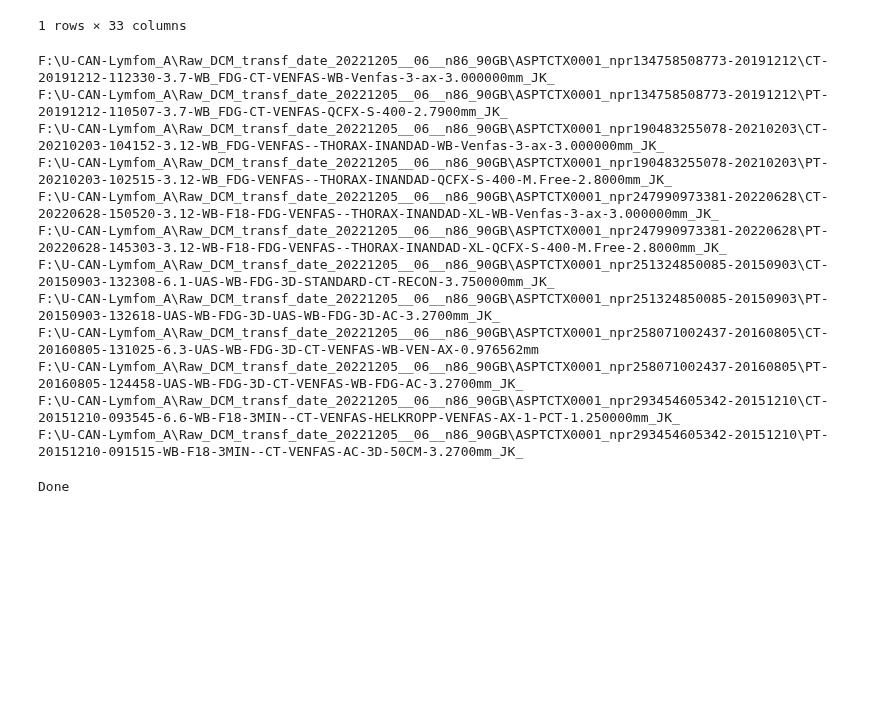
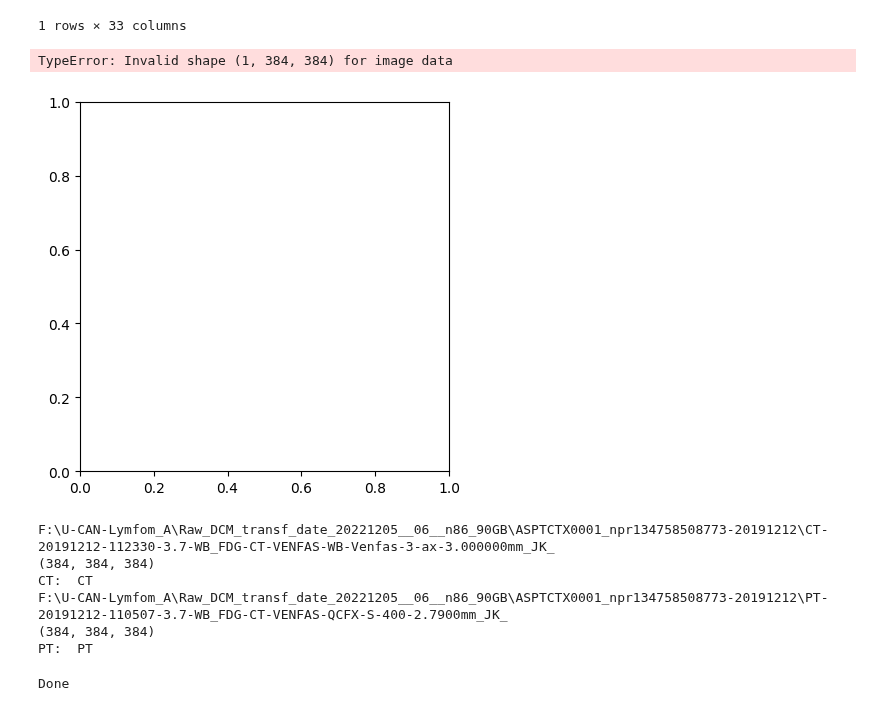
Before and after one commit to NickosKal/UCAN-PET-CT-image-data-handling-pipeline, a Jupyter notebook: Task 2.1/SimpleITK_exploration.ipynb, the cells around one changed output. Cells and saved outputs as stored; diff of their text form; code cells hidden in the pictures; blank space fills up the shorter version.

Commit message:
max mean projection - work in progress

```diff
--- a/Task 2.1/SimpleITK_exploration.ipynb
+++ b/Task 2.1/SimpleITK_exploration.ipynb
@@ -346,5 +387,13 @@ master_data.head(1)
+# %%
+img = sitk.ReadImage(r'F:\U-CAN-Lymfom_A\Selected_for_UCAN_project\Selected_CTMean&PETMax_Projections\sample.nii.gz')
+plt.imshow(sitk.GetArrayFromImage(img))
+# %% [output]
+TypeError: Invalid shape (1, 384, 384) for image data
+[figure, added]
 # %%
 exception_lst = []
+new_size = [384, 384, 384]
+new_spacing = [2, 2, 3]
 for index, row in master_data.iterrows():
 
     #vol_img = sitk.ReadImage(row['directory'])
@@ -356,35 +405,41 @@ for index, row in master_data.iterrows():
     reader.SetFileNames(dicom_names)
     vol_img = reader.Execute()
 
+    vol_img = sitk.Resample(vol_img, new_size, sitk.Transform(), sitk.sitkLinear,
+                         vol_img.GetOrigin(), new_spacing, vol_img.GetDirection(), 0,
+                         vol_img.GetPixelID())
+
+    print(vol_img.GetSize())
     name_suffix = r'F:\U-CAN-Lymfom_A\Selected_for_UCAN_project\Selected_CTMean&PETMax_Projections\\' + \
                   str(row['patient_directory']) + str(row['modality'])
     if row['modality']=="PT":
+        print("PT: ", row['modality'])
         ptype = 'max'
+        maxpro = sitk.MaximumProjection(vol_img, 0)
+        #plt.imshow(sitk.GetArrayFromImage(maxpro), cmap='gray')
     else:
+        print("CT: ", row['modality'])
         ptype = 'mean'
+        meanpro = sitk.MeanProjection(vol_img, 0)
+        make_mips(vol_img)
+        #plt.imshow(sitk.GetArrayFromImage(sitk.InvertIntensity(meanpro)), cmap='gray')#, vmin=50, vmax=255)
 
     angle = 90.0
 
-    try:
-        utils.get_2D_projections(vol_img,ptype,angle,save_img=True,img_n=name_suffix)
-    except:
-        exception_lst.append(row['directory'])
+    # try:
+    #     utils.get_2D_projections(vol_img,ptype,angle,save_img=True,img_n=name_suffix, modality=row['modality'])
+    # except:
+    #     exception_lst.append(row['directory'])
 
-    if index>10:
+    if index>0:
         break
 # %% [output]
 F:\U-CAN-Lymfom_A\Raw_DCM_transf_date_20221205__06__n86_90GB\ASPTCTX0001_npr134758508773-20191212\CT-20191212-112330-3.7-WB_FDG-CT-VENFAS-WB-Venfas-3-ax-3.000000mm_JK_
+(384, 384, 384)
+CT:  CT
 F:\U-CAN-Lymfom_A\Raw_DCM_transf_date_20221205__06__n86_90GB\ASPTCTX0001_npr134758508773-20191212\PT-20191212-110507-3.7-WB_FDG-CT-VENFAS-QCFX-S-400-2.7900mm_JK_
-F:\U-CAN-Lymfom_A\Raw_DCM_transf_date_20221205__06__n86_90GB\ASPTCTX0001_npr190483255078-20210203\CT-20210203-104152-3.12-WB_FDG-VENFAS--THORAX-INANDAD-WB-Venfas-3-ax-3.000000mm_JK_
-F:\U-CAN-Lymfom_A\Raw_DCM_transf_date_20221205__06__n86_90GB\ASPTCTX0001_npr190483255078-20210203\PT-20210203-102515-3.12-WB_FDG-VENFAS--THORAX-INANDAD-QCFX-S-400-M.Free-2.8000mm_JK_
-F:\U-CAN-Lymfom_A\Raw_DCM_transf_date_20221205__06__n86_90GB\ASPTCTX0001_npr247990973381-20220628\CT-20220628-150520-3.12-WB-F18-FDG-VENFAS--THORAX-INANDAD-XL-WB-Venfas-3-ax-3.000000mm_JK_
-F:\U-CAN-Lymfom_A\Raw_DCM_transf_date_20221205__06__n86_90GB\ASPTCTX0001_npr247990973381-20220628\PT-20220628-145303-3.12-WB-F18-FDG-VENFAS--THORAX-INANDAD-XL-QCFX-S-400-M.Free-2.8000mm_JK_
-F:\U-CAN-Lymfom_A\Raw_DCM_transf_date_20221205__06__n86_90GB\ASPTCTX0001_npr251324850085-20150903\CT-20150903-132308-6.1-UAS-WB-FDG-3D-STANDARD-CT-RECON-3.750000mm_JK_
-F:\U-CAN-Lymfom_A\Raw_DCM_transf_date_20221205__06__n86_90GB\ASPTCTX0001_npr251324850085-20150903\PT-20150903-132618-UAS-WB-FDG-3D-UAS-WB-FDG-3D-AC-3.2700mm_JK_
-F:\U-CAN-Lymfom_A\Raw_DCM_transf_date_20221205__06__n86_90GB\ASPTCTX0001_npr258071002437-20160805\CT-20160805-131025-6.3-UAS-WB-FDG-3D-CT-VENFAS-WB-VEN-AX-0.976562mm
-F:\U-CAN-Lymfom_A\Raw_DCM_transf_date_20221205__06__n86_90GB\ASPTCTX0001_npr258071002437-20160805\PT-20160805-124458-UAS-WB-FDG-3D-CT-VENFAS-WB-FDG-AC-3.2700mm_JK_
-F:\U-CAN-Lymfom_A\Raw_DCM_transf_date_20221205__06__n86_90GB\ASPTCTX0001_npr293454605342-20151210\CT-20151210-093545-6.6-WB-F18-3MIN--CT-VENFAS-HELKROPP-VENFAS-AX-1-PCT-1.250000mm_JK_
-F:\U-CAN-Lymfom_A\Raw_DCM_transf_date_20221205__06__n86_90GB\ASPTCTX0001_npr293454605342-20151210\PT-20151210-091515-WB-F18-3MIN--CT-VENFAS-AC-3D-50CM-3.2700mm_JK_
+(384, 384, 384)
+PT:  PT
 # %%
 with open(r'F:\U-CAN-Lymfom_A\Selected_for_UCAN_project\Selected_CTMean&PETMax_Projections\exception_lst.txt', 'w') as fp:
     for item in exception_lst:
```
Also changed, not shown: parts of 5 cells of this notebook, 3 other files.
